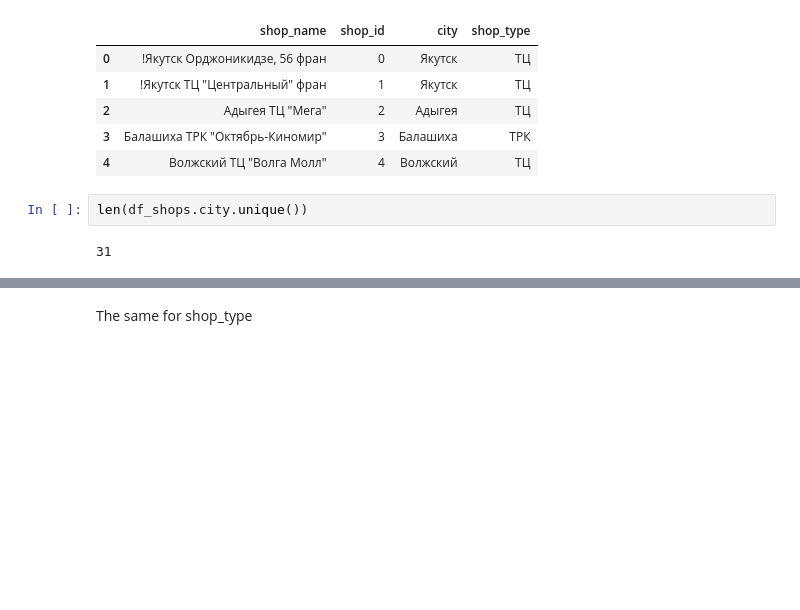
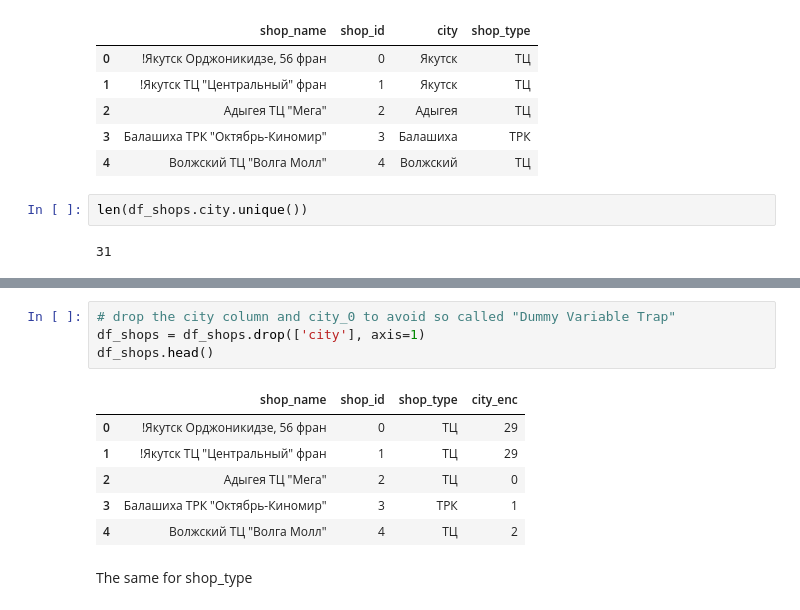
Before and after one commit to TayJen/HSE-Practice, a Jupyter notebook: HSE Final Project: Predict Future Sales.ipynb, the cells around one changed output, grey strips where cells are left out. Cells and saved outputs as stored; diff of their text form; blank space fills up the shorter version.

```diff
--- a/HSE Final Project: Predict Future Sales.ipynb
+++ b/HSE Final Project: Predict Future Sales.ipynb
@@ -300,3 +201,14 @@ df_shops.head()
+# %%
+# drop the city column and city_0 to avoid so called "Dummy Variable Trap"
+df_shops = df_shops.drop(['city'], axis=1)
+df_shops.head()
+# %% [output]
+|  | shop_name | shop_id | shop_type | city_enc |
+| 0 | !Якутск Орджоникидзе, 56 фран | 0 | ТЦ | 29 |
+| 1 | !Якутск ТЦ "Центральный" фран | 1 | ТЦ | 29 |
+| 2 | Адыгея ТЦ "Мега" | 2 | ТЦ | 0 |
+| 3 | Балашиха ТРК "Октябрь-Киномир" | 3 | ТРК | 1 |
+| 4 | Волжский ТЦ "Волга Молл" | 4 | ТЦ | 2 |
 # %% [markdown]
 The same for shop_type
 # %%
```
Also changed, not shown: parts of 54 cells of this notebook.
